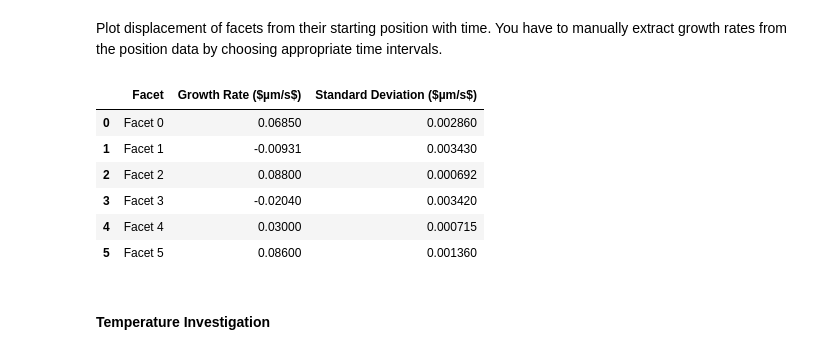
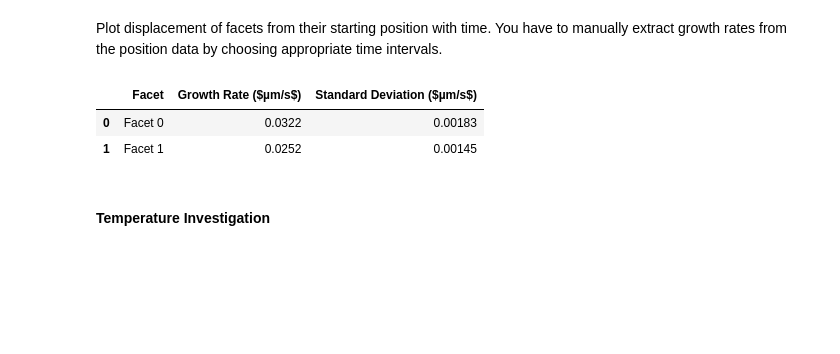
Before and after one commit to ESaundersNano/Mini-1-Multidimensional-analysis-of-perovskite-growth, a Jupyter notebook: optical_image_growth_rate.ipynb, the cells around one changed output. Drawn from its saved outputs; the diff is of its cells as text; code cells hidden in the pictures; blank space fills up the shorter version.

```diff
--- a/optical_image_growth_rate.ipynb
+++ b/optical_image_growth_rate.ipynb
@@ -42,7 +42,7 @@ This is where you specify the location of the files you wish to look at.
 # folder = r'C:\Users\es758\University of Cambridge\Alice Dearle - mini1 hyper-perov\example 1 reflection growth 90deg\2 reflection\\'
 # folder = r'C:\Users\Sauron\Documents\grl31\NanoDTC Mini - Edward\example 1 reflection growth\2 reflection\\'
 # folder = r'C:\Users\Sauron\Documents\grl31\NanoDTC Mini - Edward\example 2 hyperspectral\090321\\'
-# folder=r'C:\Users\Sauron\Documents\grl31\NanoDTC Mini - Edward\hyperspectral 70deg\\'
+folder=r'C:\Users\Sauron\Documents\grl31\NanoDTC Mini - Edward\hyperspectral 70deg\\'
 # folder=r'E:\200122\\'
 # %% [markdown]
 Can inspect the structure of the files by running the below code.
@@ -477,7 +494,7 @@ Select which facets are going to be included in the plot. This must be compatibl
 # I think just replace first len in expressions below to some list of indices I specify here.
 
 i_start = 0
-i_end = 5 # inclusive
+i_end = 1 # inclusive
 # i_end = len(line_points_list)
 i_list = np.arange(i_start, i_end+1)
 i_list
@@ -545,7 +562,7 @@ Plot displacement of facets from their starting position with time. You have to
 # %%
 %matplotlib qt
 
-cut_time=500 # sets where truncate data to then fit a linear growth rate
+cut_time=10000 # sets where truncate data to then fit a linear growth rate
 
 def getnearpos(array,value):
         idx = np.argmin((np.abs(array-value)))
@@ -564,39 +581,35 @@ for i in np.arange(len(line_points_list)):
 
 df = pd.DataFrame(growth_info, columns=["Facet", "Growth Rate ($µm/s$)", "Standard Deviation ($µm/s$)"])
 
 
 plt.figure("Original")
 cmap = plt.cm.get_cmap('hsv') # use any colormap you like
 for i in i_list:
     col = cmap(i/len(line_points_list)) # cmap takes float between 0 & 1 and returns corresponding color
     plt.plot(ts, positions_array[i], color=col, label="Facet %i" %i)
     plt.fill_between(ts, positions_array[i]-error_array[i], positions_array[i]+error_array[i], color=col, alpha=0.2)
 plt.legend()
 plt.xlabel("Time ($s$)")
 plt.ylabel("Position ($µm$)")
 plt.show()
 
 plt.figure("Truncated", dpi=300)
 cmap = plt.cm.get_cmap('hsv') # use any colormap you like
 for i in i_list:
     col = cmap(i/len(line_points_list)) # cmap takes float between 0 & 1 and returns corresponding color
     plt.scatter(ts[:cut_index], positions_array[i][:cut_index], color=col, s=5)
     plt.plot(ts[:cut_index], positions_array[i][:cut_index], color=col, label="Facet %i" %i)
     plt.fill_between(ts[:cut_index], positions_array[i][:cut_index]-error_array[i][:cut_index], positions_array[i][:cut_index]+error_array[i][:cut_index], color=col, alpha=0.2)
 plt.legend(fontsize=10)
 plt.xlabel("Time ($s$)", fontsize=10)
 plt.ylabel("Position ($µm$)", fontsize=10)
 plt.show()
 
 df
 # %% [output]
 |  | Facet | Growth Rate ($µm/s$) | Standard Deviation ($µm/s$) |
-| 0 | Facet 0 | 0.06850 | 0.002860 |
-| 1 | Facet 1 | -0.00931 | 0.003430 |
-| 2 | Facet 2 | 0.08800 | 0.000692 |
-| 3 | Facet 3 | -0.02040 | 0.003420 |
-| 4 | Facet 4 | 0.03000 | 0.000715 |
-| 5 | Facet 5 | 0.08600 | 0.001360 |
+| 0 | Facet 0 | 0.0322 | 0.00183 |
+| 1 | Facet 1 | 0.0252 | 0.00145 |
 # %% [markdown]
 #### Temperature Investigation
 # %% [markdown]
```
Also changed, not shown: parts of 3 cells of this notebook, 11 other files.
